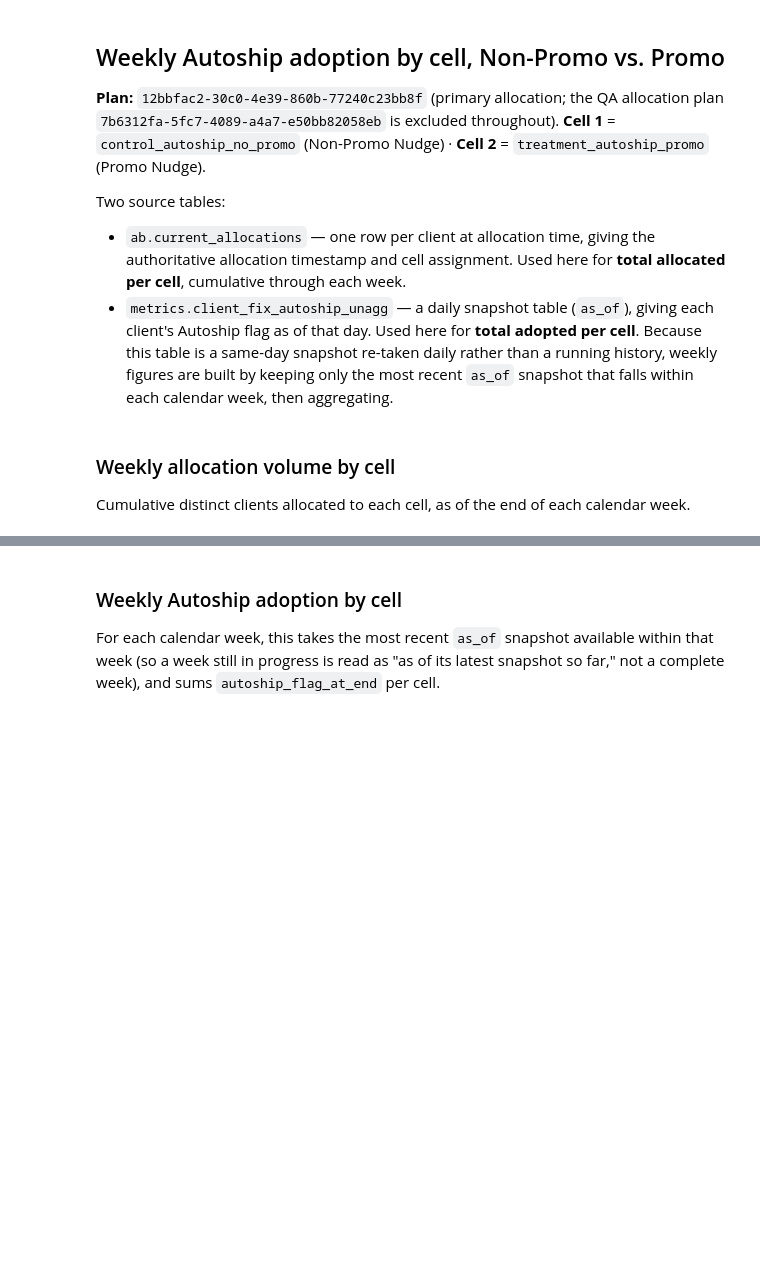
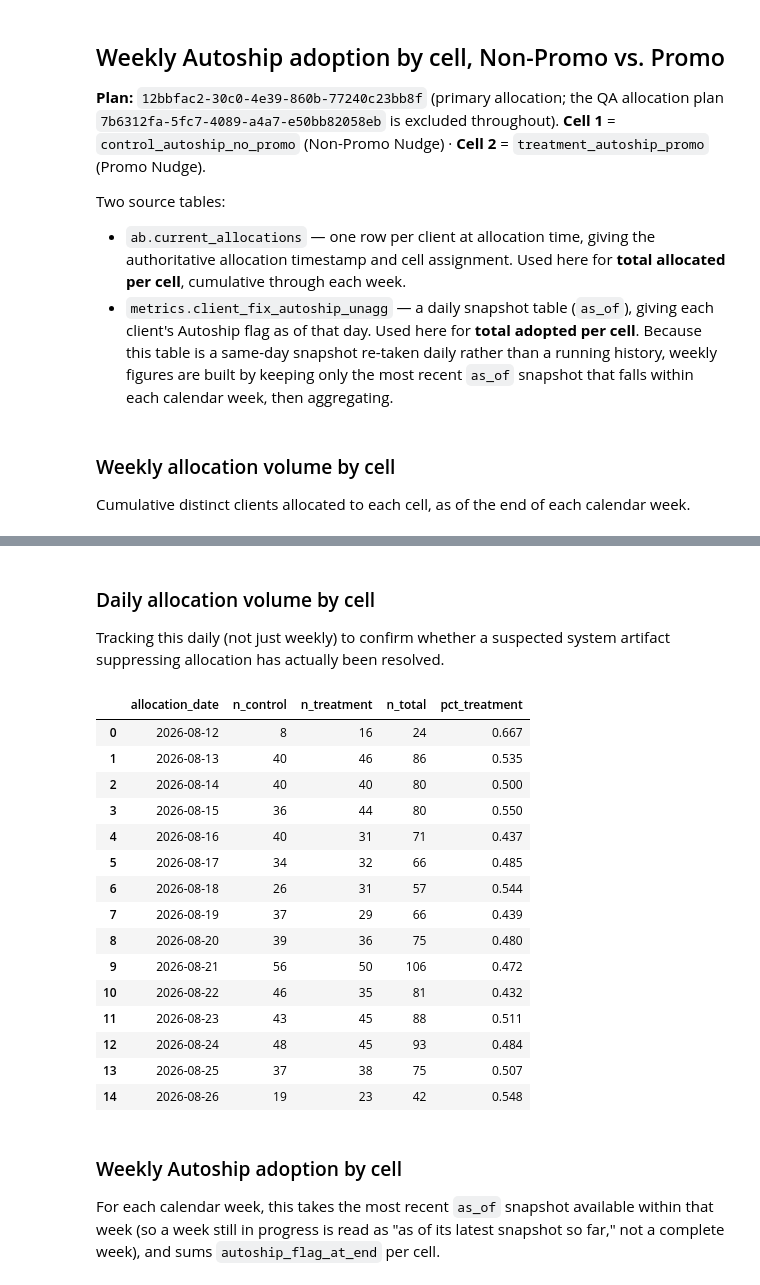
Before and after one commit to sfoyola/sao-sfix-ds, a Jupyter notebook: exp_autoship_nudge_promo_incentive/results.ipynb, the cells around one changed output, grey strips where cells are left out. Drawn from its saved outputs; the diff is of its cells as text; code cells hidden in the pictures; blank space fills up the shorter version.

Commit message:
Add daily allocation volume by cell in results.ipynb

```diff
--- a/exp_autoship_nudge_promo_incentive/results.ipynb
+++ b/exp_autoship_nudge_promo_incentive/results.ipynb
@@ -47,3 +49,40 @@ allocation_by_week_df
+# %% [markdown]
+### Daily allocation volume by cell
+
+Tracking this daily (not just weekly) to confirm whether a suspected system artifact suppressing allocation has actually been resolved.
+# %%
+daily_allocation_query = f"""--sql
+SELECT
+    DATE(event_ts) AS allocation_date,
+    COUNT(DISTINCT CASE WHEN cell_id = 1 THEN rand_unit_value END) AS n_control,
+    COUNT(DISTINCT CASE WHEN cell_id = 2 THEN rand_unit_value END) AS n_treatment,
+    COUNT(DISTINCT rand_unit_value) AS n_total,
+    ROUND(CAST(COUNT(DISTINCT CASE WHEN cell_id = 2 THEN rand_unit_value END) AS DOUBLE) / NULLIF(COUNT(DISTINCT rand_unit_value), 0), 3) AS pct_treatment
+FROM ab.current_allocations
+WHERE plan_id = '{PRIMARY_PLAN_ID}'
+GROUP BY 1
+ORDER BY 1
+"""
+
+daily_allocation_df = query(daily_allocation_query)
+daily_allocation_df
+# %% [output]
+|  | allocation_date | n_control | n_treatment | n_total | pct_treatment |
+| 0 | 2026-08-12 | 8 | 16 | 24 | 0.667 |
+| 1 | 2026-08-13 | 40 | 46 | 86 | 0.535 |
+| 2 | 2026-08-14 | 40 | 40 | 80 | 0.500 |
+| 3 | 2026-08-15 | 36 | 44 | 80 | 0.550 |
+| 4 | 2026-08-16 | 40 | 31 | 71 | 0.437 |
+| 5 | 2026-08-17 | 34 | 32 | 66 | 0.485 |
+| 6 | 2026-08-18 | 26 | 31 | 57 | 0.544 |
+| 7 | 2026-08-19 | 37 | 29 | 66 | 0.439 |
+| 8 | 2026-08-20 | 39 | 36 | 75 | 0.480 |
+| 9 | 2026-08-21 | 56 | 50 | 106 | 0.472 |
+| 10 | 2026-08-22 | 46 | 35 | 81 | 0.432 |
+| 11 | 2026-08-23 | 43 | 45 | 88 | 0.511 |
+| 12 | 2026-08-24 | 48 | 45 | 93 | 0.484 |
+| 13 | 2026-08-25 | 37 | 38 | 75 | 0.507 |
+| 14 | 2026-08-26 | 19 | 23 | 42 | 0.548 |
 # %% [markdown]
 ### Weekly Autoship adoption by cell
 
```
Also changed, not shown: parts of 5 cells of this notebook.
